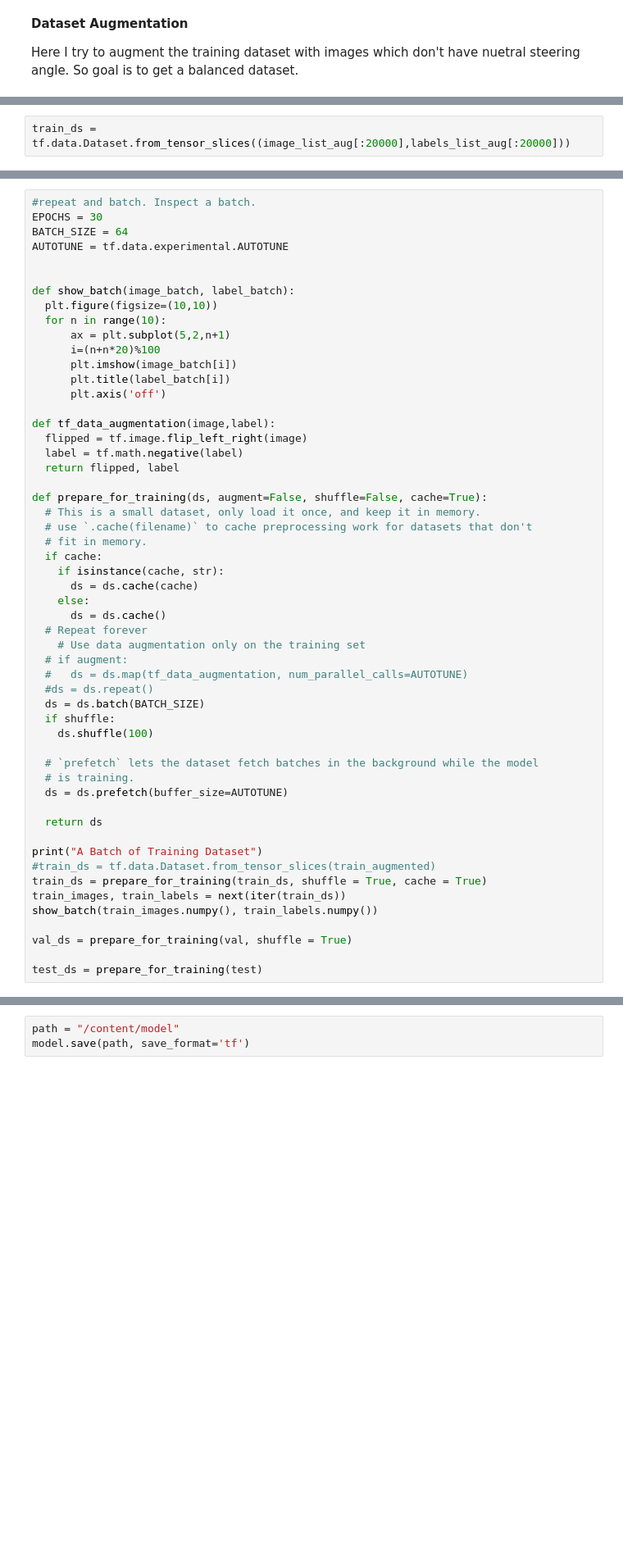
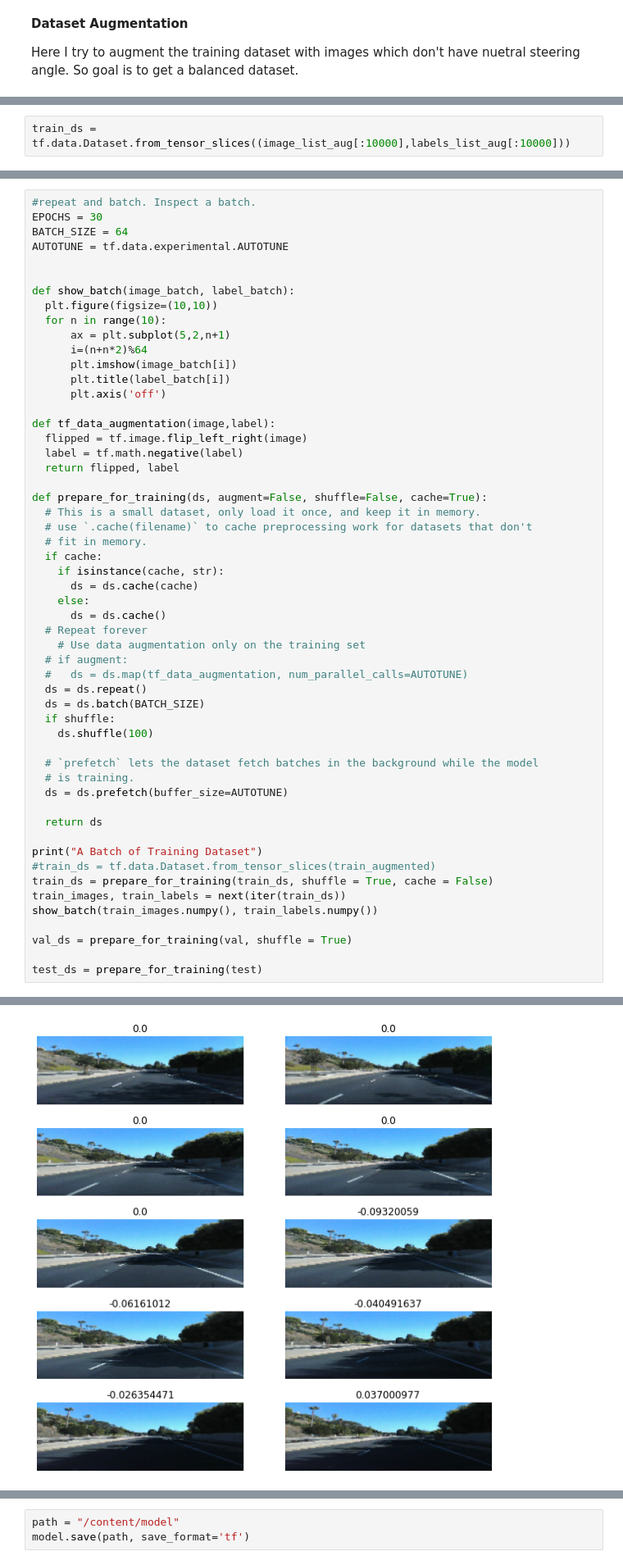
Before and after one commit to naman-mehta/predict_steering_angle, a Jupyter notebook: selfdriving.ipynb, the cells around one changed output, grey strips where cells are left out. Shown: that part at 82% size. Cells and saved outputs as stored; diff of their text form; blank space fills up the shorter version.

```diff
--- a/selfdriving.ipynb
+++ b/selfdriving.ipynb
@@ -258,5 +256,5 @@ Not able to load whole dataset in colab. So will try to train on part of the dat
 # %%
-train_ds = tf.data.Dataset.from_tensor_slices((image_list_aug[:20000],labels_list_aug[:20000]))
+train_ds = tf.data.Dataset.from_tensor_slices((image_list_aug[:10000],labels_list_aug[:10000]))
 # %% [markdown]
 Configure the dataset for performance
 Let's make sure to use buffered prefetching so we can yield data from disk without having I/O become blocking. These are two important methods you should use when loading data.
@@ -280,7 +278,7 @@ def show_batch(image_batch, label_batch):
   plt.figure(figsize=(10,10))
   for n in range(10):
       ax = plt.subplot(5,2,n+1)
-      i=(n+n*20)%100
+      i=(n+n*2)%64
       plt.imshow(image_batch[i])
       plt.title(label_batch[i])
       plt.axis('off')
@@ -303,7 +301,7 @@ def prepare_for_training(ds, augment=False, shuffle=False, cache=True):
     # Use data augmentation only on the training set
   # if augment:
   #   ds = ds.map(tf_data_augmentation, num_parallel_calls=AUTOTUNE)
-  #ds = ds.repeat()
+  ds = ds.repeat()
   ds = ds.batch(BATCH_SIZE)
   if shuffle:
     ds.shuffle(100)
@@ -316,10 +314,11 @@ def prepare_for_training(ds, augment=False, shuffle=False, cache=True):
 
 print("A Batch of Training Dataset")
 #train_ds = tf.data.Dataset.from_tensor_slices(train_augmented)
-train_ds = prepare_for_training(train_ds, shuffle = True, cache = True)
+train_ds = prepare_for_training(train_ds, shuffle = True, cache = False)
 train_images, train_labels = next(iter(train_ds))
 show_batch(train_images.numpy(), train_labels.numpy())
 
 val_ds = prepare_for_training(val, shuffle = True)
 
 test_ds = prepare_for_training(test)
+# %% [output]
@@ -326,3 +326,4 @@ test_ds = prepare_for_training(test)
+[figure, added]
 # %%
 import time
 default_timeit_steps = 5
```
Also changed, not shown: parts of 8 cells of this notebook.
